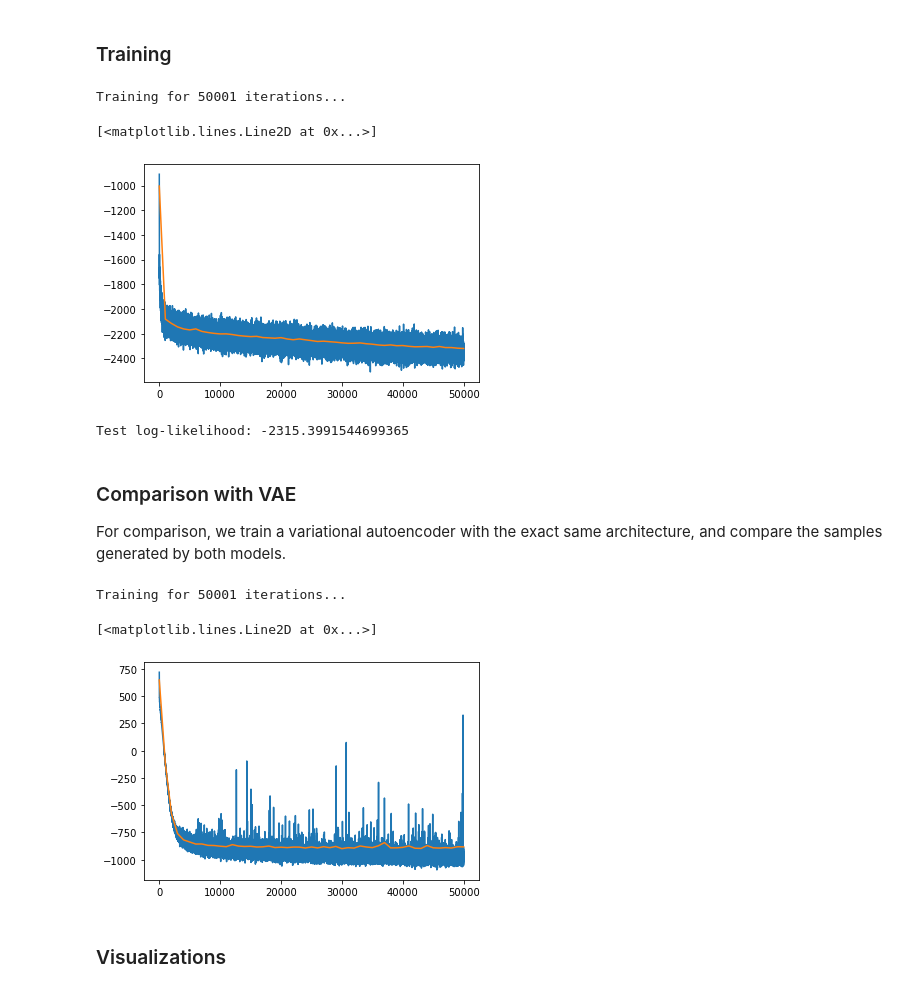
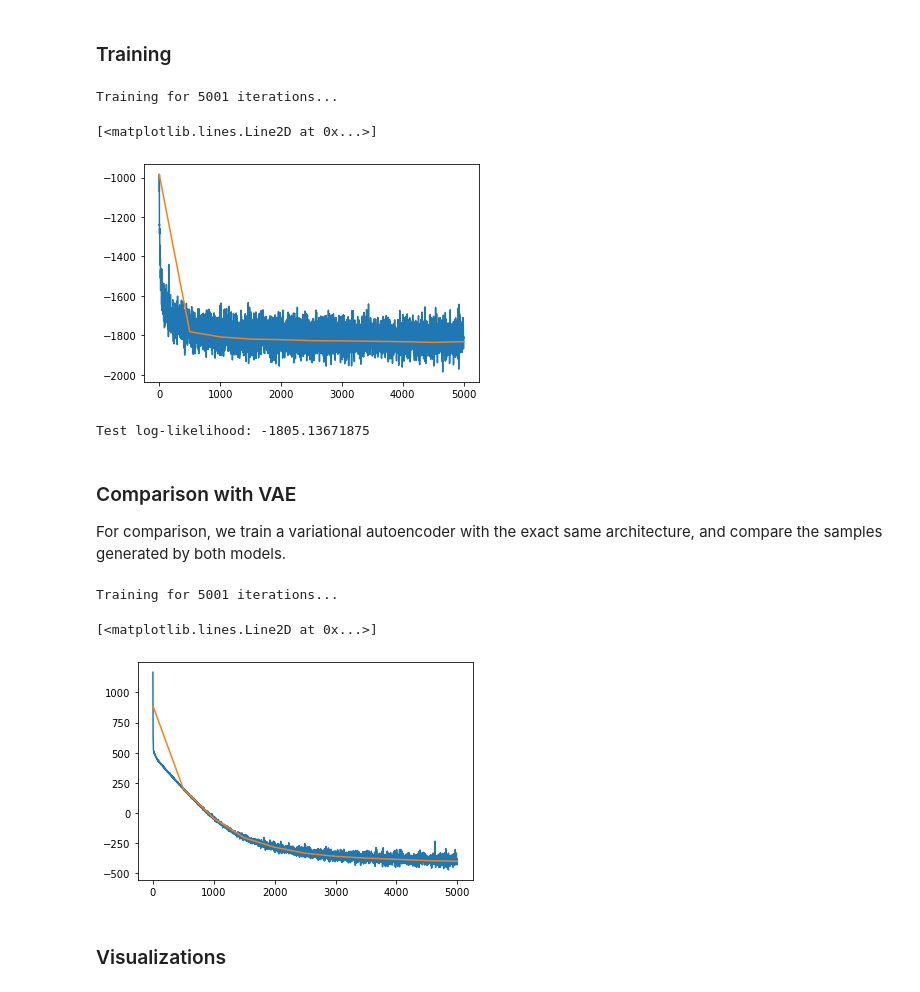
Before and after one commit to gisilvs/AEF, a Jupyter notebook: notebook.ipynb, the cells around one changed output. Cells and saved outputs as stored; diff of their text form; code cells hidden in the pictures.

Commit message:
Set latent dimensionality in notebook to 2.

```diff
--- a/notebook.ipynb
+++ b/notebook.ipynb
@@ -47,7 +47,7 @@ device = torch.device("cuda:0" if use_gpu and torch.cuda.is_available() else "cp
 hidden_channels = 64
 img_shape = [1, 28, 28]
 alpha = 1e-6
-latent_dims = 32
+latent_dims = 2
 
 encoder = ConvolutionalEncoderSmall(hidden_channels, img_shape, latent_dims)
 decoder = IndependentVarianceDecoderSmall(hidden_channels, img_shape, latent_dims)
@@ -61,7 +61,7 @@ prior_flow = get_masked_autoregressive_transform(features=latent_dims, hidden_fe
                                                    num_blocks_per_layer=2, act_norm_between_layers=True)
 
 preprocessing_layers = [InverseTransform(AffineTransform(alpha, 1 - 2 * alpha)), Sigmoid(),
-                           ActNorm(img_shape[0])]
+                           ActNorm(img_shape[0])] # See paper for details
 
 aef = LinearAEF(encoder, decoder, core_encoder, prior_flow, preprocessing_layers=preprocessing_layers) # AEF linear requires no mask
 aef = aef.to(device)
@@ -70,12 +70,12 @@ aef = aef.to(device)
 # %%
 optimizer = torch.optim.Adam(params=aef.parameters(), lr=1e-3)
 
-n_iterations = 50001
+n_iterations = 5001
 stop = False
 
 train_losses = np.zeros((n_iterations, ))
 validation_losses = []
-validate_every_n_iterations = 1000
+validate_every_n_iterations = 500
 
 stop = False
 n_iterations_done = 0
@@ -114,9 +114,9 @@ while not stop:
 plt.plot(range(n_iterations), train_losses)
 plt.plot(range(0, n_iterations, validate_every_n_iterations), validation_losses)
 # %% [output]
-Training for 50001 iterations...
+Training for 5001 iterations...
 [<matplotlib.lines.Line2D at 0x...>]
-[figure, old version]
+[figure, new version]
 # %%
 aef.eval()
 test_losses = np.zeros((len(test_dataloader)))
@@ -130,7 +130,7 @@ with torch.no_grad():
 
 print(f'Test log-likelihood: {test_losses.mean()}')
 # %% [output]
-Test log-likelihood: -2315.3991544699365
+Test log-likelihood: -1805.13671875
 # %% [markdown]
 ### Comparison with VAE
 For comparison, we train a variational autoencoder with the exact same architecture, and compare the samples generated by both models.
@@ -153,12 +153,12 @@ vae = vae.to(device)
 # %%
 optimizer = torch.optim.Adam(params=vae.parameters(), lr=1e-3)
 
-n_iterations = 50001
+n_iterations = 5001
 stop = False
 
 losses = []
 validation_losses = []
-validate_every_n_iterations = 1000
+validate_every_n_iterations = 500
 
 stop = False
 n_iterations_done = 0
@@ -171,35 +171,35 @@ while not stop:
         loss = torch.mean(vae.loss_function(image_batch))
         losses.append(loss.item())
         optimizer.zero_grad()
         loss.backward()
 
         optimizer.step()
 
         if (n_iterations_done % validate_every_n_iterations) == 0:
             vae.eval()
 
             with torch.no_grad():
                 val_batch_losses = np.zeros((len(validation_dataloader), ))
 
                 for val_batch_idx, (validation_batch, _) in enumerate(validation_dataloader):
                         validation_batch = dequantize(validation_batch)
                         validation_batch = validation_batch.to(device)
                         loss = torch.mean(vae.loss_function(validation_batch))
                         val_batch_losses[val_batch_idx] = loss.item()
 
                 validation_losses.append(val_batch_losses.mean())
 
         vae.train()
         n_iterations_done += 1
         if n_iterations_done >= n_iterations:
             stop = True
             break
 plt.plot(range(n_iterations), losses)
 plt.plot(range(0, n_iterations, validate_every_n_iterations), validation_losses)
 # %% [output]
-Training for 50001 iterations...
+Training for 5001 iterations...
 [<matplotlib.lines.Line2D at 0x...>]
-[figure, old version]
+[figure, new version]
 # %% [markdown]
 ### Visualizations
 # %%
```
Also changed, not shown: parts of 1 cell of this notebook.
